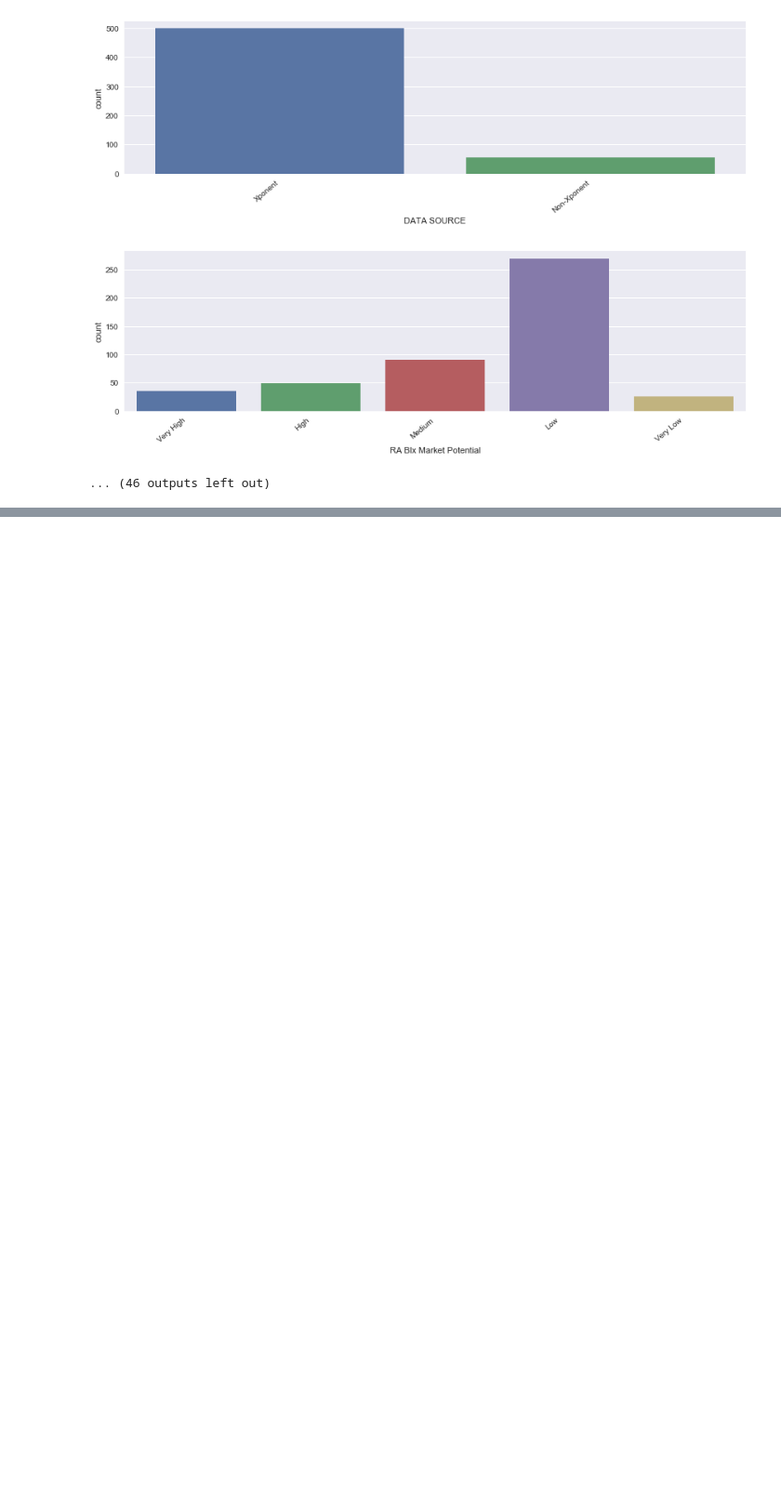
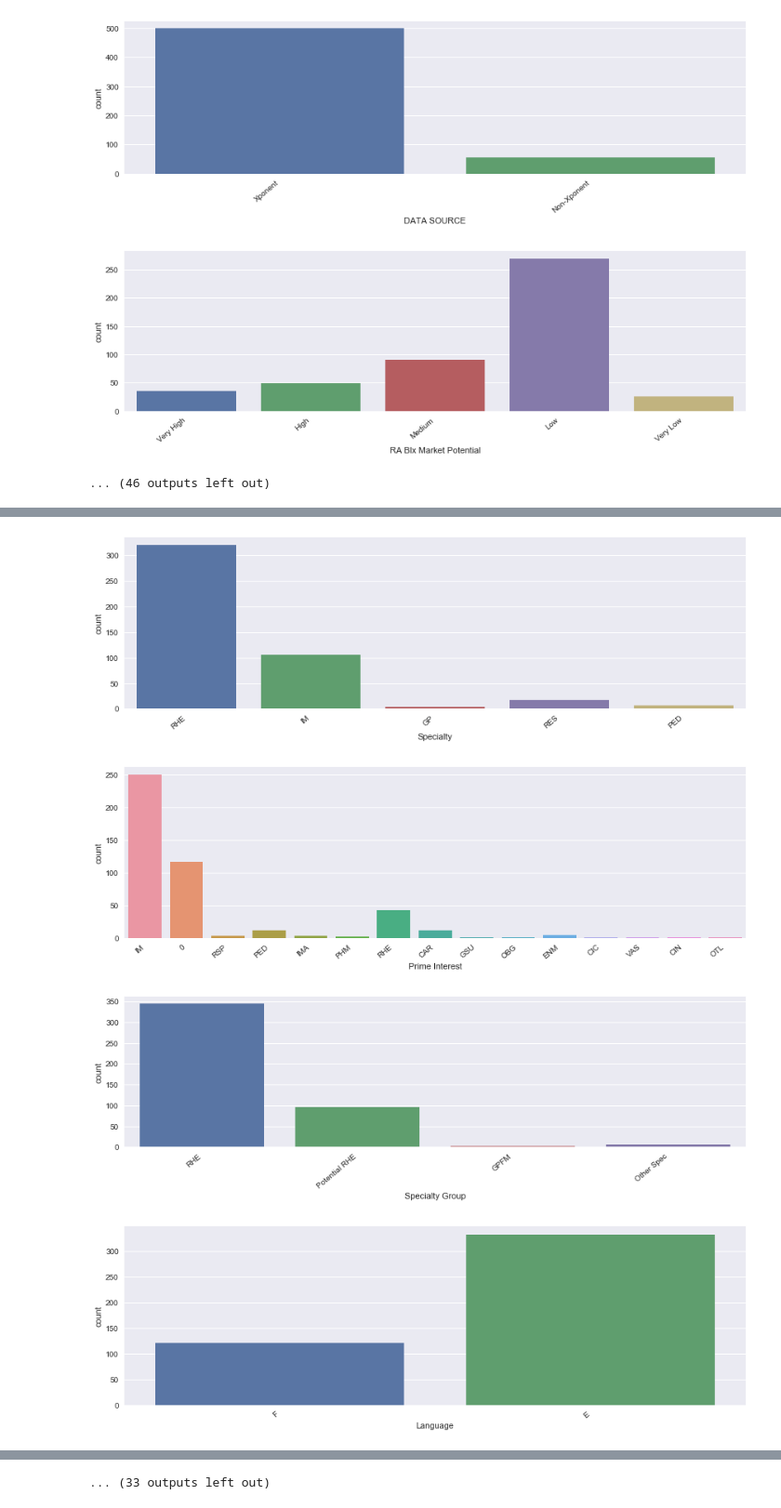
Before and after one commit to tanabymofrad/matte, a Jupyter notebook: analysis.ipynb, the cells around one changed output, grey strips where cells are left out. Shown at 93% size. Saved outputs shown, nothing was run; the diff lists cells and outputs as text; code cells hidden in the pictures; blank space fills up the shorter version.

```diff
--- a/analysis.ipynb
+++ b/analysis.ipynb
@@ -156,0 +159,4 @@ for col in filter_cols:
+# %%
+df_cdmard = pd.read_excel("2_cDMARD Identification.xlsx",sheet="Segmentation")
+df_cdmard = df_cdmard.drop(['FINDr ID', u'OneKey ID','FSA'], axis=1)
+df_cdmard["Identifier"] = df_cdmard["Identifier"].apply(lambda x: x.lower())
@@ -156,0 +167,5 @@ for col in filter_cols:
+# %%
+df_filter['Identifier'] = df_filter['LAST NAME']+ df_filter['FIRST & MIDDLE NAME']
+df_filter['Identifier'] = df_filter['Identifier'].apply(lambda x: ""
+                                                        .join(x.split(" "))
+                                                        .lower())
@@ -156,0 +182,13 @@ for col in filter_cols:
+# %%
+df_filter = df_filter.join(df_cdmard.set_index('Identifier'), on='Identifier')
+# %%
+exclude_list =['Identifier','Last Name', 'First & Middle Name', 'Territory Number',
+              'Building Name', 'Address', 'City', 'Postal Code', 'PsA TL']
+dmard_filtered = [col for col in df_cdmard.columns if col not in exclude_list]
+for col in dmard_filtered:
+    graph_var(col)
+# %% [output]
+[figure, added]
+[figure, added]
+[figure, added]
+[figure, added]
@@ -156,0 +203 @@ for col in filter_cols:
+... (33 outputs left out)
```
Also changed, not shown: parts of 4 cells of this notebook.
